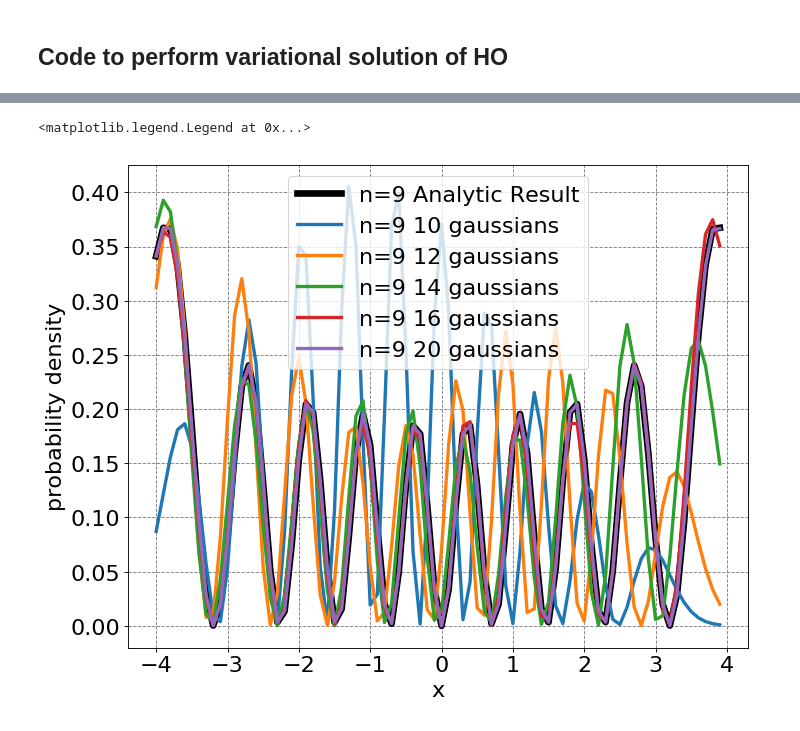
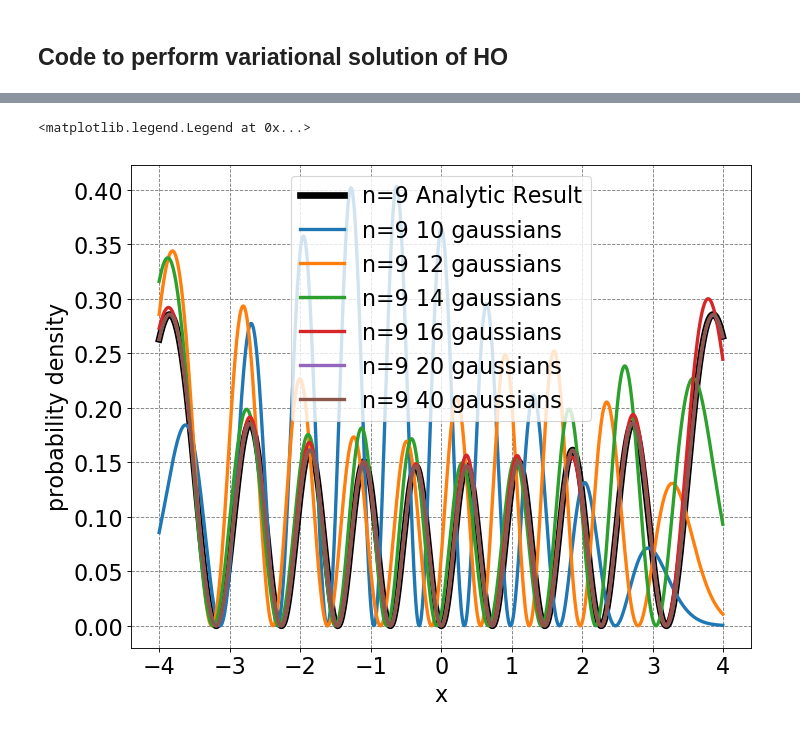
Before and after one commit to mccullaghlab/CHEM571A-FALL2018, a Jupyter notebook: notes/Harmonic Oscillator Basis Functions.ipynb, the cells around one changed output, grey strips where cells are left out. Cells and saved outputs as stored; diff of their text form; code cells hidden in the pictures.

```diff
--- a/notes/Harmonic Oscillator Basis Functions.ipynb
+++ b/notes/Harmonic Oscillator Basis Functions.ipynb
@@ -146,18 +162,18 @@ psi16, E = basis_ho(8)
 psi18, E = basis_ho(9)
 psi20, E = basis_ho(10)
 psi40, E = basis_ho(20)
+psi = (-1)**9*Nn(9,alpha)*hermite(9)(np.sqrt(alpha)*x)*np.exp(-alpha*x2/2.0)
 # initialize a figure
 ax = define_figure(xlabel="x",ylabel="psi(x)")
-#plt.ylim((0.0,np.amax(quantumB(x,3000))*1.25))
 # plot analytic result
-ax.plot(xvals,check9,label="n=9 Analytic Result",lw=6,color='k')
+ax.plot(x,psi,label="n=9 Analytic Result",lw=6,color='k')
 # plot basis function expansion
-ax.plot(xvals,-psi10[:,9],label="n=9 10 gaussians",lw=3)
-ax.plot(xvals,psi12[:,9],label="n=9 12 gaussians",lw=3)
-ax.plot(xvals,-psi14[:,9],label="n=9 14 gaussians",lw=3)
-ax.plot(xvals,-psi16[:,9],label="n=9 16 gaussians",lw=3)
-ax.plot(xvals,-psi20[:,9],label="n=9 20 gaussians",lw=3)
-ax.plot(xvals,psi40[:,9],label="n=9 40 gaussians",lw=3)
+ax.plot(x,psi10[:,9],label="n=9 10 gaussians",lw=3)
+ax.plot(x,-psi12[:,9],label="n=9 12 gaussians",lw=3)
+ax.plot(x,psi14[:,9],label="n=9 14 gaussians",lw=3)
+ax.plot(x,-psi16[:,9],label="n=9 16 gaussians",lw=3)
+ax.plot(x,-psi20[:,9],label="n=9 20 gaussians",lw=3)
+ax.plot(x,psi40[:,9],label="n=9 40 gaussians",lw=3)
 # make legend
 ax.legend(fontsize=20,markerscale=5.0)
 # %% [output]
@@ -166,17 +182,18 @@ ax.legend(fontsize=20,markerscale=5.0)
 # %%
 # initialize a figure
 ax = define_figure(xlabel="x",ylabel="probability density")
 #plt.ylim((0.0,np.amax(quantumB(x,3000))*1.25))
 # plot analytic result
-ax.plot(xvals,check9**2,label="n=9 Analytic Result",lw=6,color='k')
+ax.plot(x,psi**2,label="n=9 Analytic Result",lw=6,color='k')
 # plot basis function expansion
-ax.plot(xvals,psi10[:,9]**2,label="n=9 10 gaussians",lw=3)
-ax.plot(xvals,psi12[:,9]**2,label="n=9 12 gaussians",lw=3)
-ax.plot(xvals,psi14[:,9]**2,label="n=9 14 gaussians",lw=3)
-ax.plot(xvals,psi16[:,9]**2,label="n=9 16 gaussians",lw=3)
-ax.plot(xvals,psi20[:,9]**2,label="n=9 20 gaussians",lw=3)
+ax.plot(x,psi10[:,9]**2,label="n=9 10 gaussians",lw=3)
+ax.plot(x,psi12[:,9]**2,label="n=9 12 gaussians",lw=3)
+ax.plot(x,psi14[:,9]**2,label="n=9 14 gaussians",lw=3)
+ax.plot(x,psi16[:,9]**2,label="n=9 16 gaussians",lw=3)
+ax.plot(x,psi20[:,9]**2,label="n=9 20 gaussians",lw=3)
+ax.plot(x,psi40[:,9]**2,label="n=9 40 gaussians",lw=3)
 # make legend
 ax.legend(fontsize=20,markerscale=5.0)
 # %% [output]
 <matplotlib.legend.Legend at 0x...>
-[figure, old version]
+[figure, new version]
```
Also changed, not shown: parts of 7 cells of this notebook.
